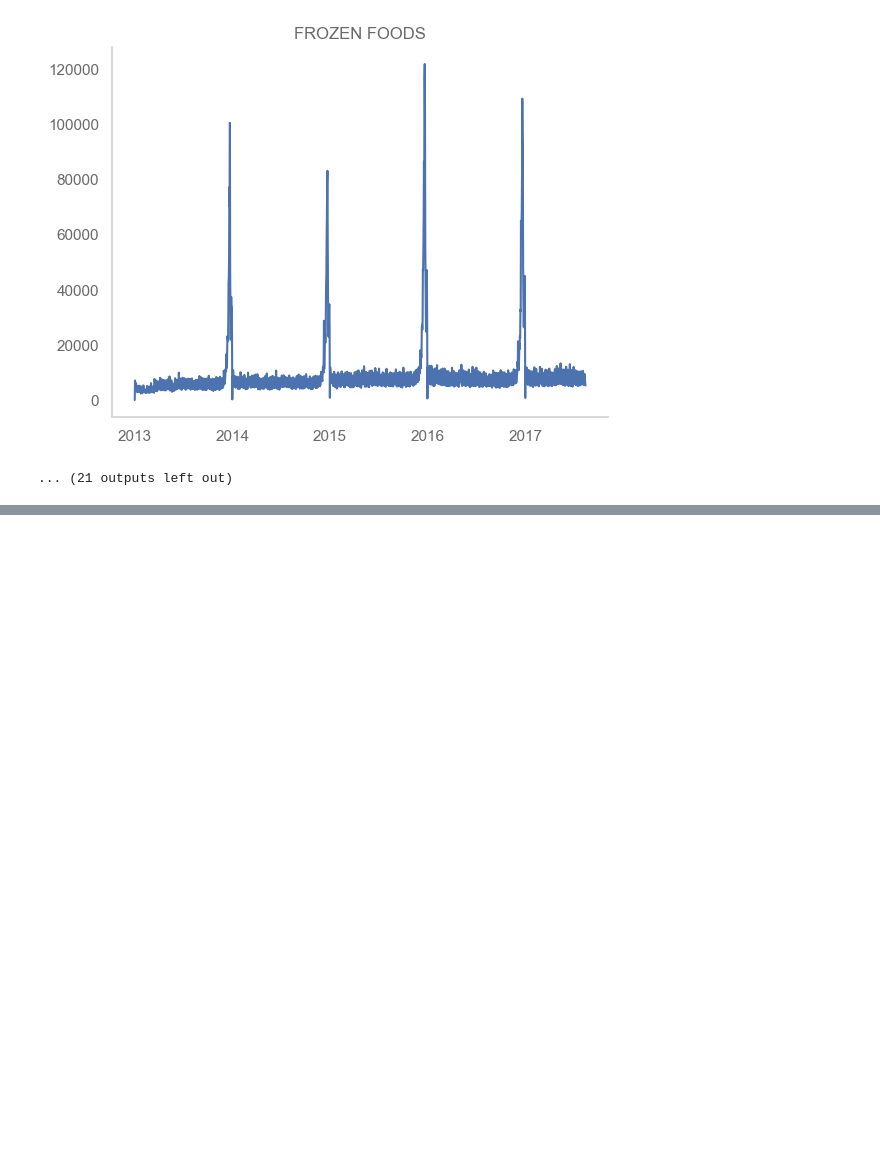
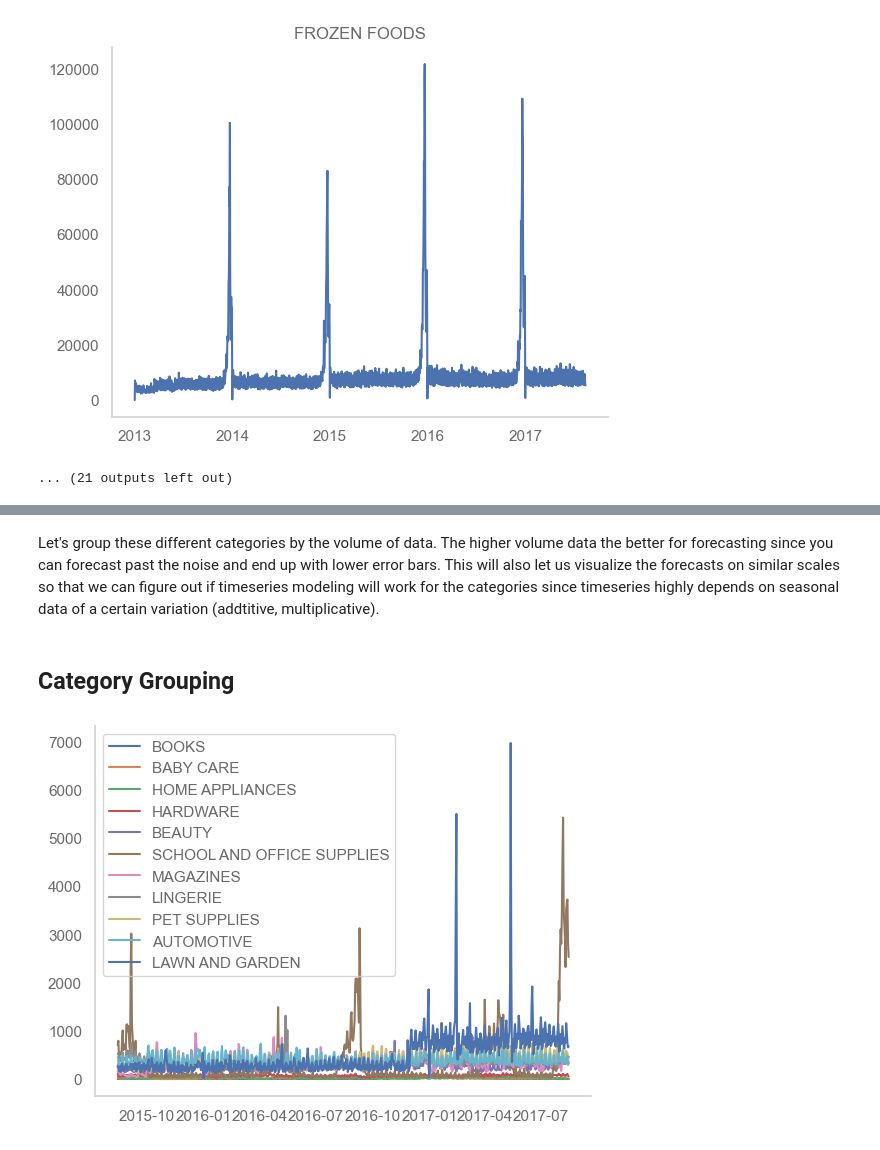
Before and after one commit to Debasish6/ML-Basics, a Jupyter notebook: Sales Prediction/Sales_Forecasting.ipynb, the cells around one changed output, grey strips where cells are left out. Drawn from its saved outputs; the diff is of its cells as text; code cells hidden in the pictures; blank space fills up the shorter version.

Commit message:
Created Time Series Sales Prediction Model

```diff
--- a/Sales Prediction/Sales_Forecasting.ipynb
+++ b/Sales Prediction/Sales_Forecasting.ipynb
@@ -192,3 +192,6 @@ for column in total_sales_df.columns:
 [figure]
 [figure]
 ... (21 outputs left out)
+# %%
+total_sales_df = total_sales_df[total_sales_df.index>='2015-08-15']
+missing_data(total_sales_df)
@@ -194,0 +217,19 @@ for column in total_sales_df.columns:
+# %% [markdown]
+Let's group these different categories by the volume of data. The higher volume data the better for forecasting since you can forecast past the noise and end up with lower error bars. This will also let us visualize the forecasts on similar scales so that we can figure out if timeseries modeling will work for the categories since timeseries highly depends on seasonal data of a certain variation (addtitive, multiplicative).
+# %% [markdown]
+## Category Grouping
+# %%
+#lets break it down by thirds for low, mid, high
+avg_daily_sales = total_sales_df.apply(np.mean, axis=0).sort_values()
+low, mid = np.percentile(total_sales_df.apply(np.mean, axis=0).sort_values(),[33,66])
+# %%
+low_vol_columns = list(avg_daily_sales[avg_daily_sales<=low].index)
+mid_vol_columns = avg_daily_sales[(avg_daily_sales>low) & (avg_daily_sales<mid)].index
+high_vol_columns = avg_daily_sales[avg_daily_sales>=mid].index
+# %%
+#total_sales_df[low_vol_columns].plot.line()
+plt.plot(total_sales_df[low_vol_columns])
+plt.legend(low_vol_columns, loc='best') #, bbox_to_anchor=(1.1, 1.1))
+plt.show()
+# %% [output]
+[figure, added]
```
Also changed, not shown: parts of 36 cells of this notebook.
